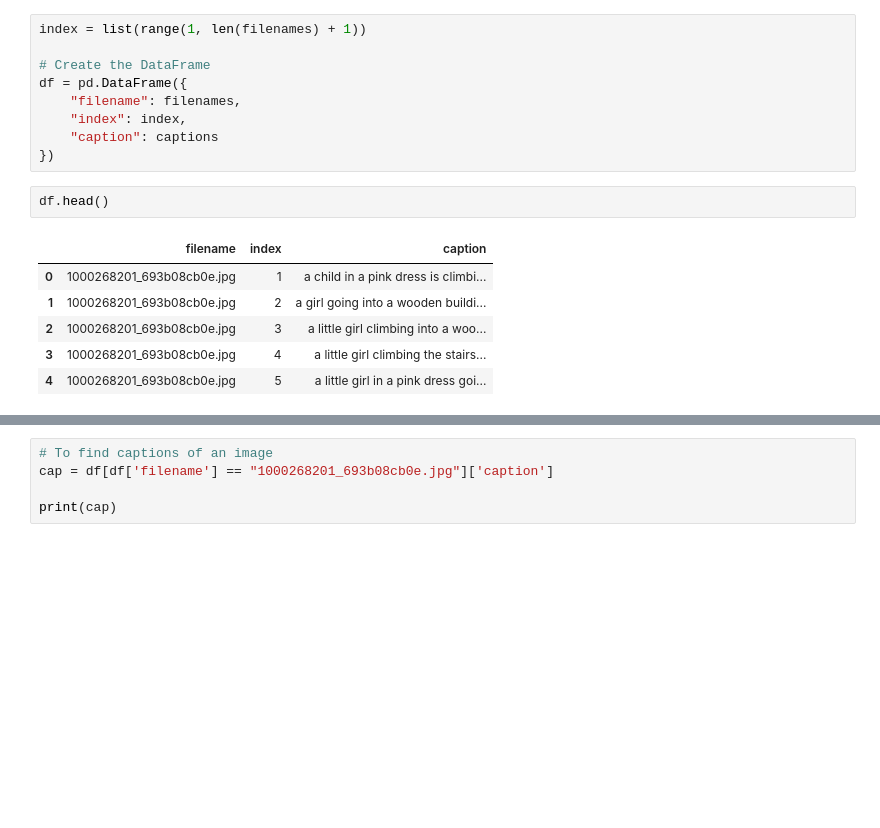
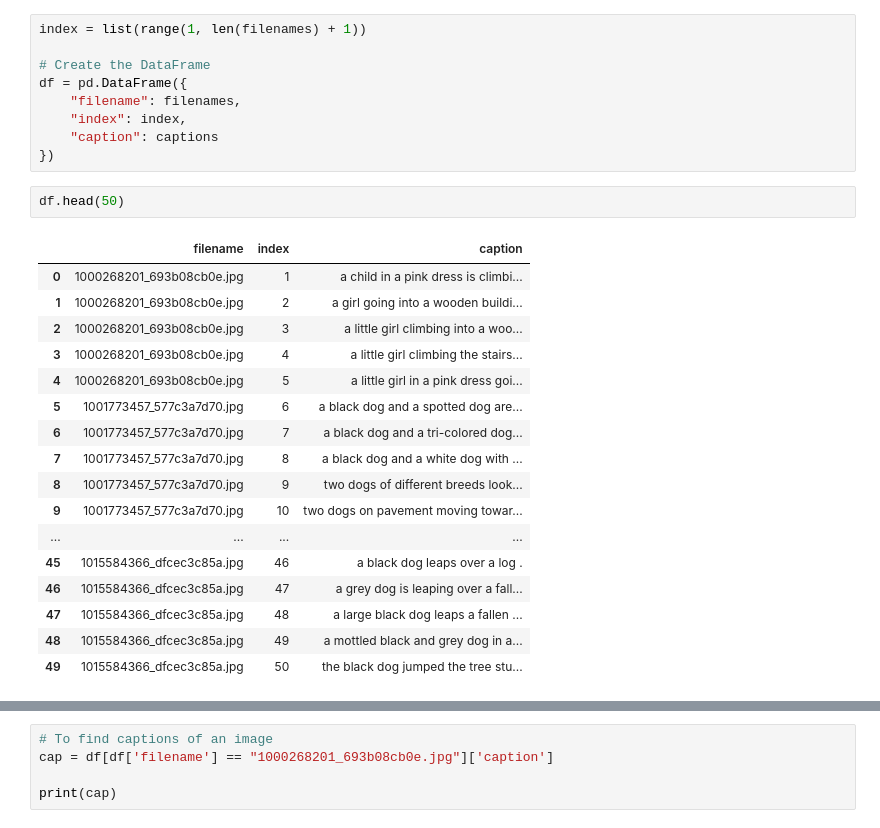
Before and after one commit to Nanashi-bot/image_caption, a Jupyter notebook: main.ipynb, the cells around one changed output, grey strips where cells are left out. Drawn from its saved outputs; the diff is of its cells as text; blank space fills up the shorter version.

```diff
--- a/main.ipynb
+++ b/main.ipynb
@@ -39,11 +52,22 @@ df = pd.DataFrame({
     "caption": captions
 })
 # %%
-df.head()
+df.head(50)
 # %% [output]
 |  | filename | index | caption |
 | 0 | 1000268201_693b08cb0e.jpg | 1 | a child in a pink dress is climbi... |
 | 1 | 1000268201_693b08cb0e.jpg | 2 | a girl going into a wooden buildi... |
 | 2 | 1000268201_693b08cb0e.jpg | 3 | a little girl climbing into a woo... |
 | 3 | 1000268201_693b08cb0e.jpg | 4 | a little girl climbing the stairs... |
 | 4 | 1000268201_693b08cb0e.jpg | 5 | a little girl in a pink dress goi... |
+| 5 | 1001773457_577c3a7d70.jpg | 6 | a black dog and a spotted dog are... |
+| 6 | 1001773457_577c3a7d70.jpg | 7 | a black dog and a tri-colored dog... |
+| 7 | 1001773457_577c3a7d70.jpg | 8 | a black dog and a white dog with ... |
+| 8 | 1001773457_577c3a7d70.jpg | 9 | two dogs of different breeds look... |
+| 9 | 1001773457_577c3a7d70.jpg | 10 | two dogs on pavement moving towar... |
+| ... | ... | ... | ... |
+| 45 | 1015584366_dfcec3c85a.jpg | 46 | a black dog leaps over a log . |
+| 46 | 1015584366_dfcec3c85a.jpg | 47 | a grey dog is leaping over a fall... |
+| 47 | 1015584366_dfcec3c85a.jpg | 48 | a large black dog leaps a fallen ... |
+| 48 | 1015584366_dfcec3c85a.jpg | 49 | a mottled black and grey dog in a... |
+| 49 | 1015584366_dfcec3c85a.jpg | 50 | the black dog jumped the tree stu... |
```
Also changed, not shown: parts of 24 cells of this notebook.
